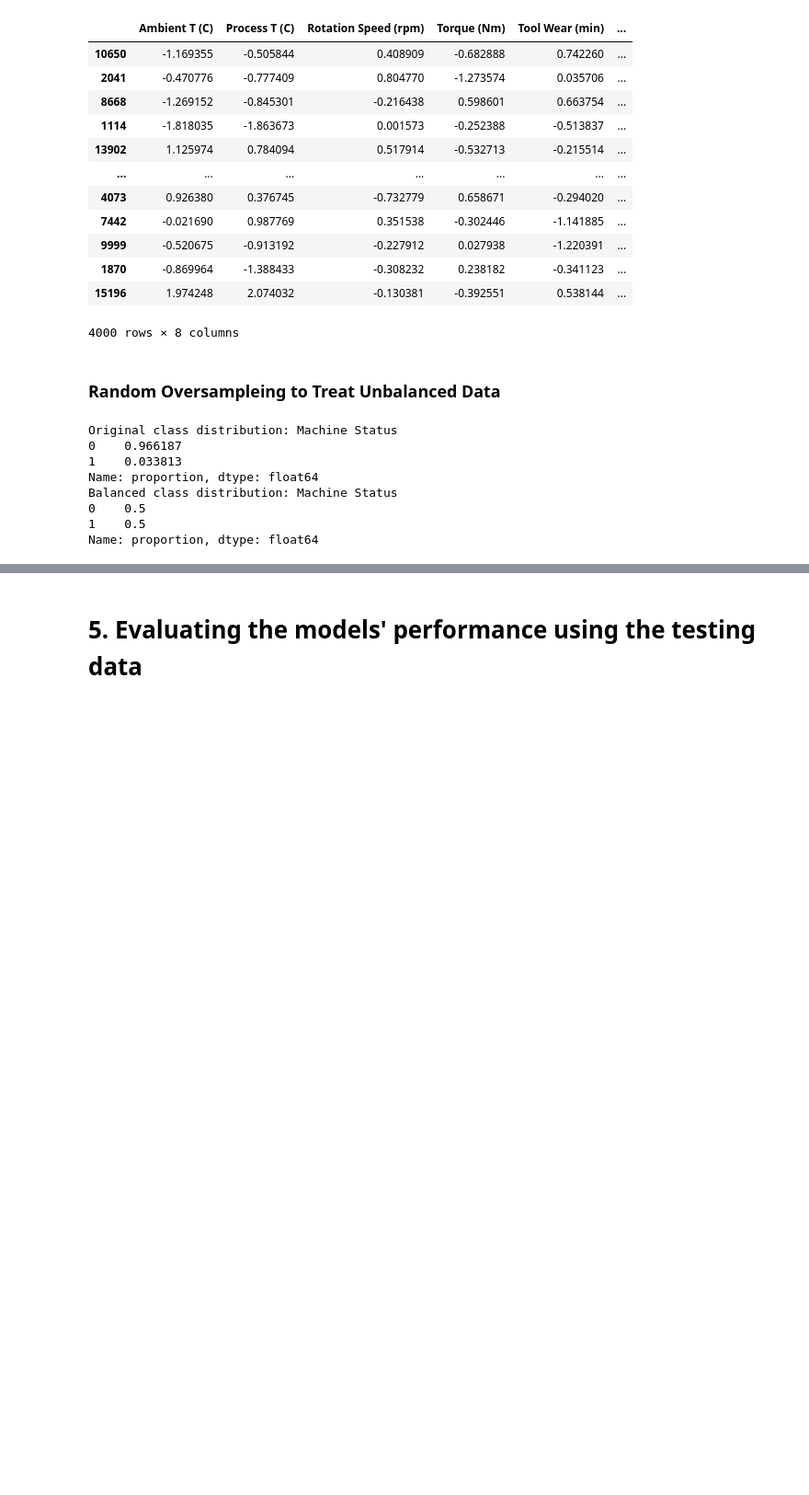
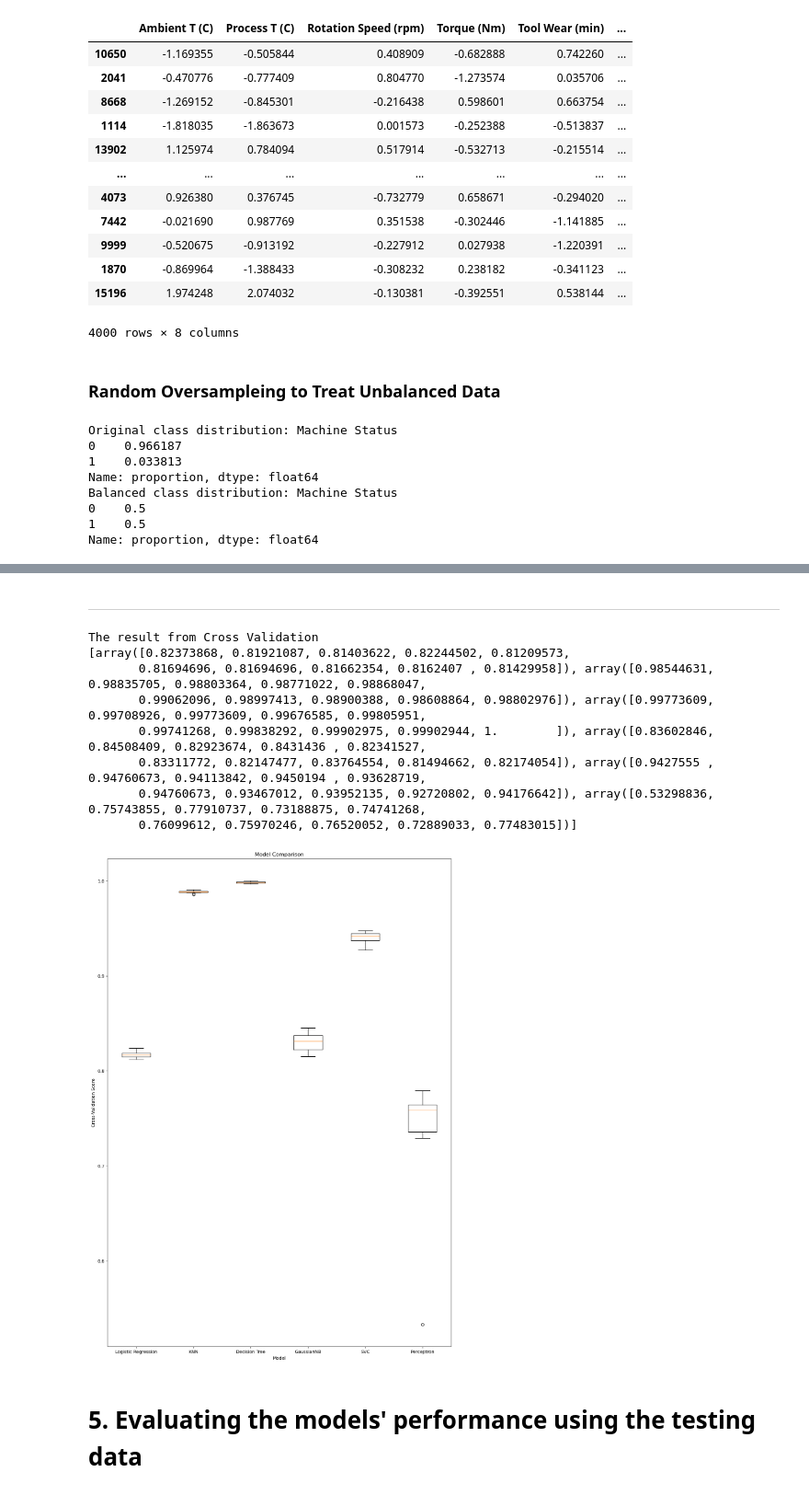
Before and after one commit to Mrkcuz-21/Predicting-Factory-Machine-Status-ML-Project, a Jupyter notebook: Predicting_Factory_Machine_Status_ML.ipynb, the cells around one changed output, grey strips where cells are left out. Shown: that part at 92% size. Cells and saved outputs as stored; diff of their text form; code cells hidden in the pictures; blank space fills up the shorter version.

```diff
--- a/Predicting_Factory_Machine_Status_ML.ipynb
+++ b/Predicting_Factory_Machine_Status_ML.ipynb
@@ -431,2 +464,43 @@ Name: proportion, dtype: float64
+# %% [markdown]
+<hr>
+# %%
+# Define models
+models = {
+    "Logistic Regression": LogisticRegression(),
+    "KNN": KNeighborsClassifier(),
+    "Decision Tree": DecisionTreeClassifier(),
+    "GaussianNB": GaussianNB(),
+    "SVC": SVC(),
+    "Perceptron": Perceptron()
+}
+
+# Initialize results list to store cross-validation results for each model
+results = []
+
+# Loop over each model, run cross-validation, and collect the scores
+for model in models.values():
+    kf = KFold(n_splits=10, random_state=seed, shuffle=True)
+    cv_results = cross_val_score(model, X_train, y_train, cv=kf)
+    results.append(cv_results)
+
+# Plot the results after all models have been evaluated
+print("The result from Cross Validation")
+print(results)
+plt.figure(figsize=(14,20))
+plt.boxplot(results, labels=models.keys())
+plt.xlabel("Model")
+plt.ylabel("Cross-Validation Score")
+plt.title("Model Comparison")
+plt.show()
+# %% [output]
+The result from Cross Validation
+[array([0.82373868, 0.81921087, 0.81403622, 0.82244502, 0.81209573,
+       0.81694696, 0.81694696, 0.81662354, 0.8162407 , 0.81429958]), array([0.98544631, 0.98835705, 0.98803364, 0.98771022, 0.98868047,
+       0.99062096, 0.98997413, 0.98900388, 0.98608864, 0.98802976]), array([0.99773609, 0.99708926, 0.99773609, 0.99676585, 0.99805951,
+       0.99741268, 0.99838292, 0.99902975, 0.99902944, 1.        ]), array([0.83602846, 0.84508409, 0.82923674, 0.8431436 , 0.82341527,
+       0.83311772, 0.82147477, 0.83764554, 0.81494662, 0.82174054]), array([0.9427555 , 0.94760673, 0.94113842, 0.9450194 , 0.93628719,
+       0.94760673, 0.93467012, 0.93952135, 0.92720802, 0.94176642]), array([0.53298836, 0.75743855, 0.77910737, 0.73188875, 0.74741268,
+       0.76099612, 0.75970246, 0.76520052, 0.72889033, 0.77483015])]
+[figure, added]
 # %% [markdown]
 # 5. Evaluating the models' performance using the testing data
```
Also changed, not shown: parts of 6 cells of this notebook.
